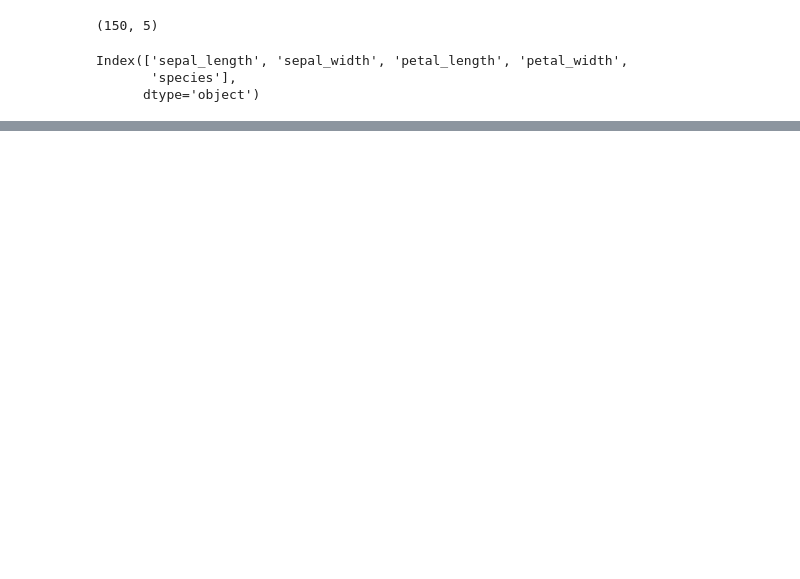
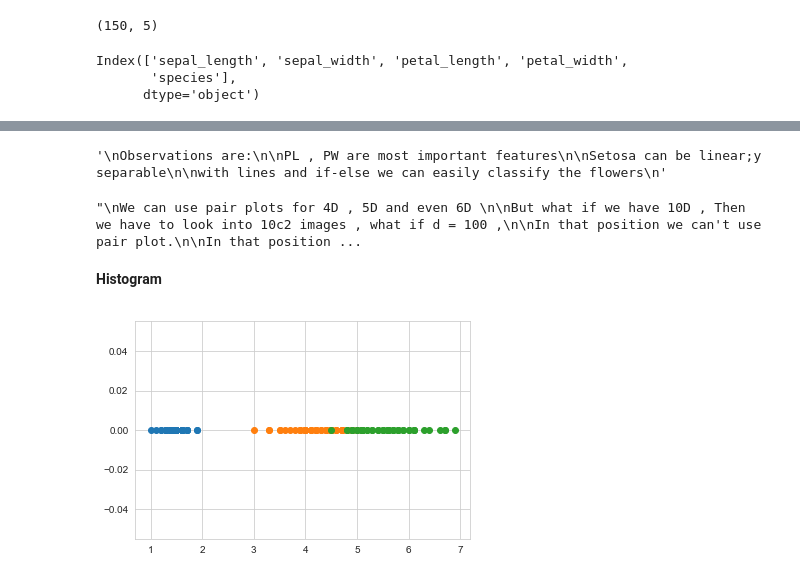
Before and after one commit to TheMLEngineer/Machine-Learning-Master-in-Python, a Jupyter notebook: EDA/EDA.ipynb, the cells around one changed output, grey strips where cells are left out. Saved outputs shown, nothing was run; the diff lists cells and outputs as text; code cells hidden in the pictures; blank space fills up the shorter version.

```diff
--- a/EDA/EDA.ipynb
+++ b/EDA/EDA.ipynb
@@ -36,0 +122,45 @@ Iris is a perfectly balanced dataset
+# %%
+'''
+Observations are:
+
+PL , PW are most important features
+
+Setosa can be linear;y separable
+
+with lines and if-else we can easily classify the flowers
+'''
+# %% [output]
+'\nObservations are:\n\nPL , PW are most important features\n\nSetosa can be linear;y separable\n\nwith lines and if-else we can easily classify the flowers\n'
+# %%
+'''
+We can use pair plots for 4D , 5D and even 6D
+
+But what if we have 10D , Then we have to look into 10c2 images , what if d = 100 ,
+
+In that position we can't use pair plot.
+
+In that position we have to use PCA , t-SNE
+'''
+# %% [output]
+"\nWe can use pair plots for 4D , 5D and even 6D \n\nBut what if we have 10D , Then we have to look into 10c2 images , what if d = 100 ,\n\nIn that position we can't use pair plot.\n\nIn that position ...
+# %% [markdown]
+**Histogram**
+# %%
+'''
+1D scatter plot dosen't make more sense coz there maybe points behind the shown plot so we go for histograms
+
+Here i plot 1D scatter plot of petal legth
+'''
+
+import numpy as np
+iris_setosa = iris.loc[iris["species"] == "setosa"];
+iris_virginica = iris.loc[iris["species"] == "virginica"];
+iris_versicolor = iris.loc[iris["species"] == "versicolor"];
+#print(iris_setosa["petal_length"])
+plt.plot(iris_setosa["petal_length"], np.zeros_like(iris_setosa['petal_length']), 'o')
+plt.plot(iris_versicolor["petal_length"], np.zeros_like(iris_versicolor['petal_length']), 'o')
+plt.plot(iris_virginica["petal_length"], np.zeros_like(iris_virginica['petal_length']), 'o')
+
+plt.show()
+# %% [output]
+[figure, added]
```
Also changed, not shown: parts of 35 cells of this notebook.
